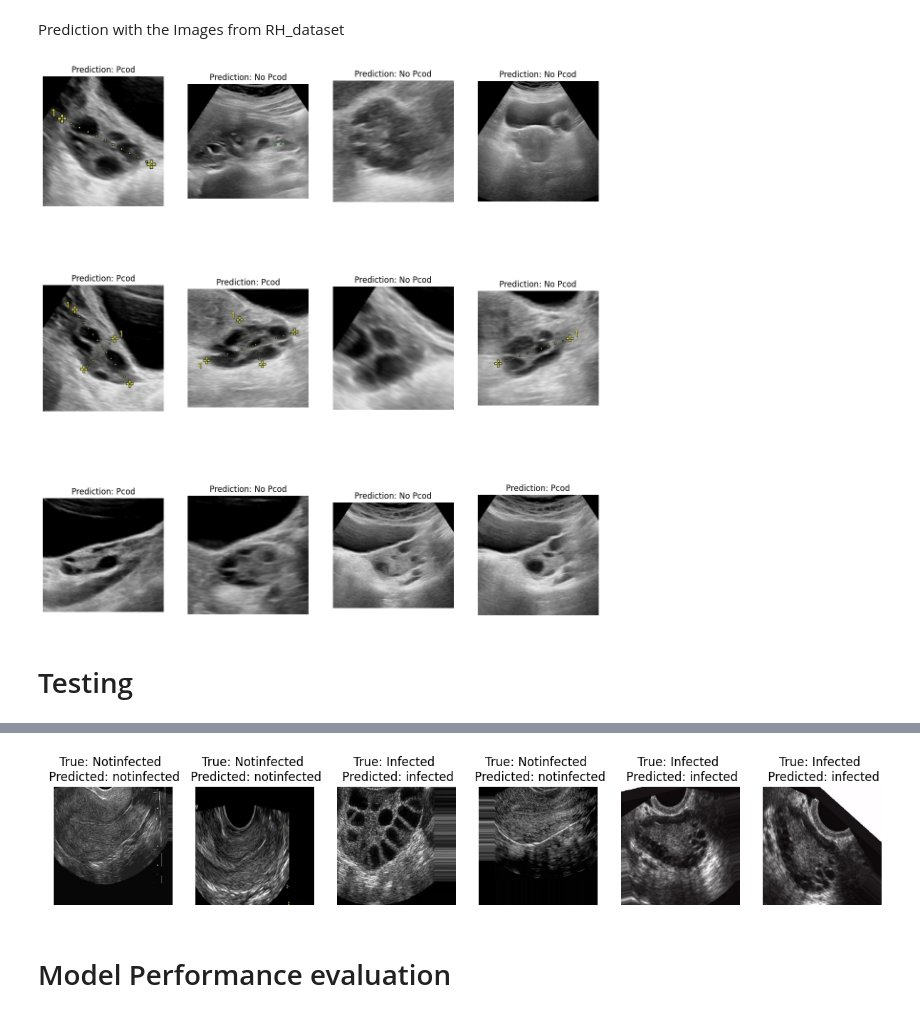
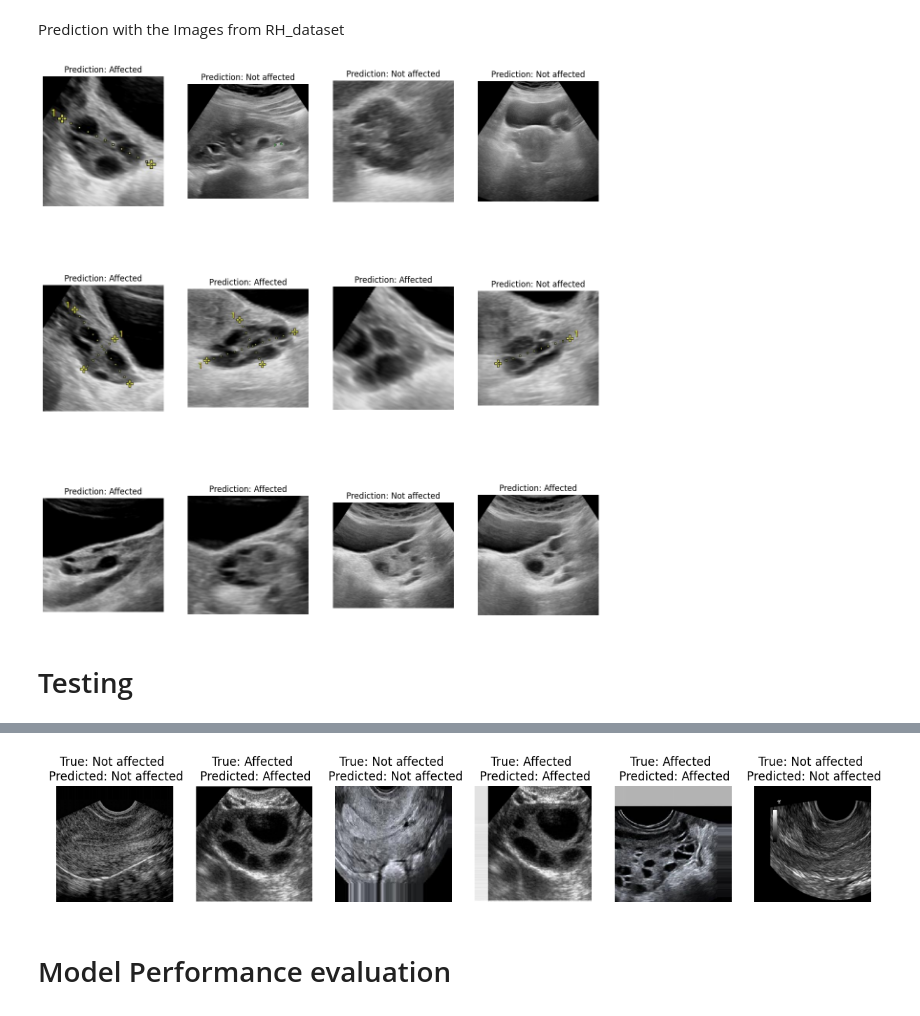
Before and after one commit to DeepakKumar-1122/PCOS-detection-ML, a Jupyter notebook: PCOS_Detection.ipynb, the cells around one changed output, grey strips where cells are left out. Cells and saved outputs as stored; diff of their text form; code cells hidden in the pictures.

```diff
--- a/PCOS_Detection.ipynb
+++ b/PCOS_Detection.ipynb
@@ -62,7 +63,7 @@ datagen = ImageDataGenerator(
 train_it = datagen.flow_from_directory(
     data_dir,
     class_mode="categorical",
-    classes=["infected", "notinfected"],
+    classes=["Affected", "Not affected"],
     target_size=(224, 224),
     batch_size=100,
     subset="training",
@@ -71,7 +72,7 @@ train_it = datagen.flow_from_directory(
 val_it = datagen.flow_from_directory(
     data_dir,
     class_mode="categorical",
-    classes=["infected", "notinfected"],
+    classes=["Affected", "Not affected"],
     target_size=(224, 224),
     batch_size=100,
     subset="validation",
@@ -235,3 +236,5 @@ Epoch 8/8
+# %%
+model = tf.keras.models.load_model("saved_models/model.keras")
 # %%
 loss_and_accuracy_plot(history2)
 # %% [output]
@@ -240,11 +243,11 @@ loss_and_accuracy_plot(history2)
 # %%
 # img = cv2.imread('archive\data\\test\infected\img_0_275.jpg')
 
-img = cv2.imread("RH_dataset\PCOD\\5.JPG")
+img = cv2.imread("RH_dataset\PCOD\\2.JPG")
 img = cv2.resize(img, (224, 224))
 img = img.astype("float32") / 255.0
 plt.imshow(img)
 img = np.expand_dims(img, axis=0)
-model1.predict(img)
+model.predict(img)
 # plt.imshow(img)
 # %% [output]
@@ -260,7 +263,7 @@ Prediction with the Images from RH_dataset
 # %%
 import glob
 
-class_labels = ["Pcod", "No Pcod"]
+class_labels = ["Affected", "Not affected"]
 
 folder_path = "RH_dataset\PCOD\\"
 
@@ -283,7 +286,7 @@ for i, image_file in enumerate(image_files):
 
     img_resized = img_resized.astype("float32") / 255.0
 
-    prediction = model2.predict(img_resized, verbose=0)
+    prediction = model.predict(img_resized, verbose=0)
 
     predicted_class_index = np.argmax(prediction)
     predicted_class = class_labels[predicted_class_index]
@@ -297,24 +300,32 @@ for i, image_file in enumerate(image_files):
 
 plt.show()
 # %% [output]
-[figure, old version]
+[figure, new version]
 # %% [markdown]
 # Testing
 # %%
+import random
+from tensorflow.keras.preprocessing import image
+
 num_samples = 6
 sample_indices = random.sample(range(len(val_it.filenames)), num_samples)
 
 plt.figure(figsize=(15, 8))
+
 for i, idx in enumerate(sample_indices):
+
     img_path = os.path.join(val_it.directory, val_it.filenames[idx])
+
     img = image.load_img(img_path, target_size=(224, 224))
     img_array = image.img_to_array(img)
+
     img_array = np.expand_dims(img_array, axis=0)
+
     img_array /= 255.0
 
     true_label = os.path.basename(os.path.dirname(img_path))
 
-    prediction = model1.predict(img_array)[0]
+    prediction = model.predict(img_array)[0]
     predicted_class = np.argmax(prediction)
 
     plt.subplot(1, num_samples, i + 1)
@@ -322,6 +333,7 @@ for i, idx in enumerate(sample_indices):
     plt.title(
         f"True: {true_label.capitalize()} \n Predicted: {class_names[predicted_class]}"
     )
+
     plt.axis("off")
 
 plt.show()
@@ -335,4 +347,4 @@ plt.show()
-[figure, old version]
+[figure, new version]
 # %% [markdown]
 # Model Performance evaluation
 # %%
```
Also changed, not shown: parts of 11 cells of this notebook, 1 other file.
